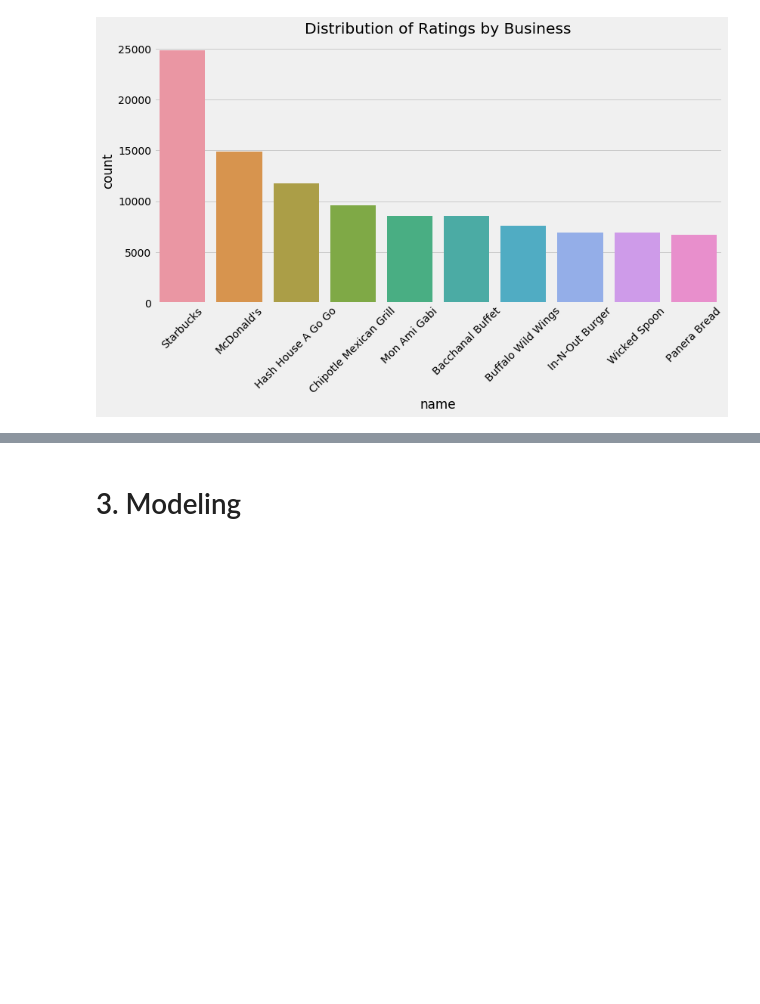
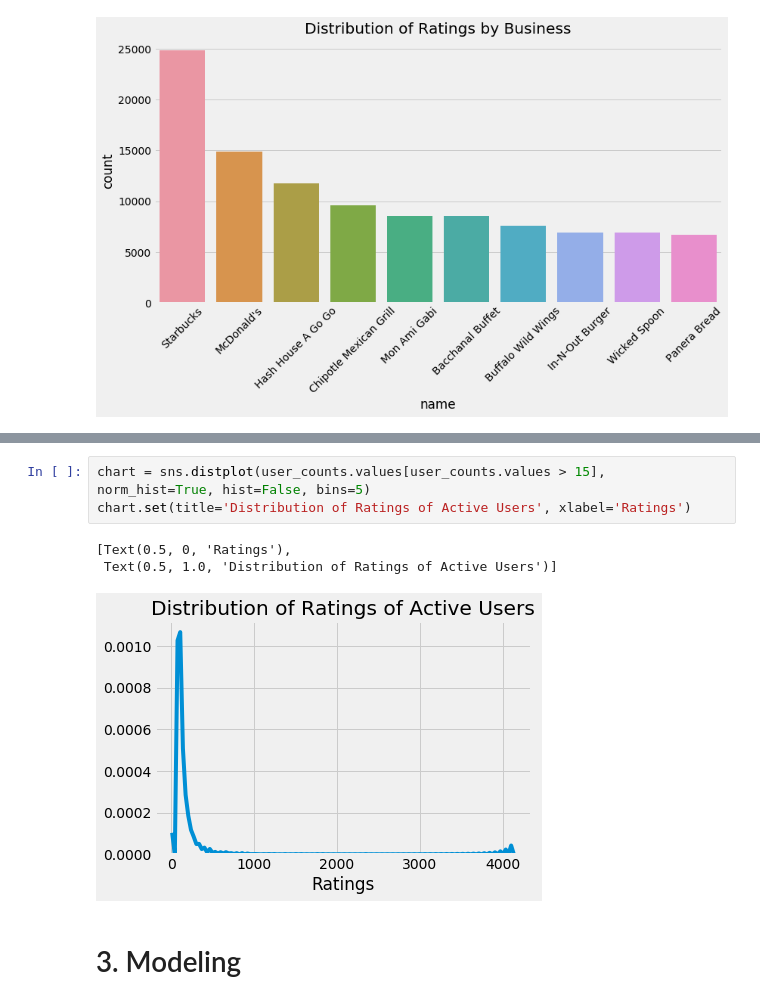
Before and after one commit to thisismeg/personalization-final-project, a Jupyter notebook: final_report.ipynb, the cells around one changed output, grey strips where cells are left out. Cells and saved outputs as stored; diff of their text form; blank space fills up the shorter version.

Commit message:
add ratings and users plot

```diff
--- a/final_report.ipynb
+++ b/final_report.ipynb
@@ -227,3 +224,10 @@ var = chart.set_xticklabels(chart.get_xticklabels(), rotation=45)
+# %%
+chart = sns.distplot(user_counts.values[user_counts.values > 15], norm_hist=True, hist=False, bins=5)
+chart.set(title='Distribution of Ratings of Active Users', xlabel='Ratings')
+# %% [output]
+[Text(0.5, 0, 'Ratings'),
+ Text(0.5, 1.0, 'Distribution of Ratings of Active Users')]
+[figure, added]
 # %% [markdown]
 # 3. Modeling <a class="anchor" id="3"></a>
 # %% [markdown]
```
Also changed, not shown: parts of 9 cells of this notebook.
